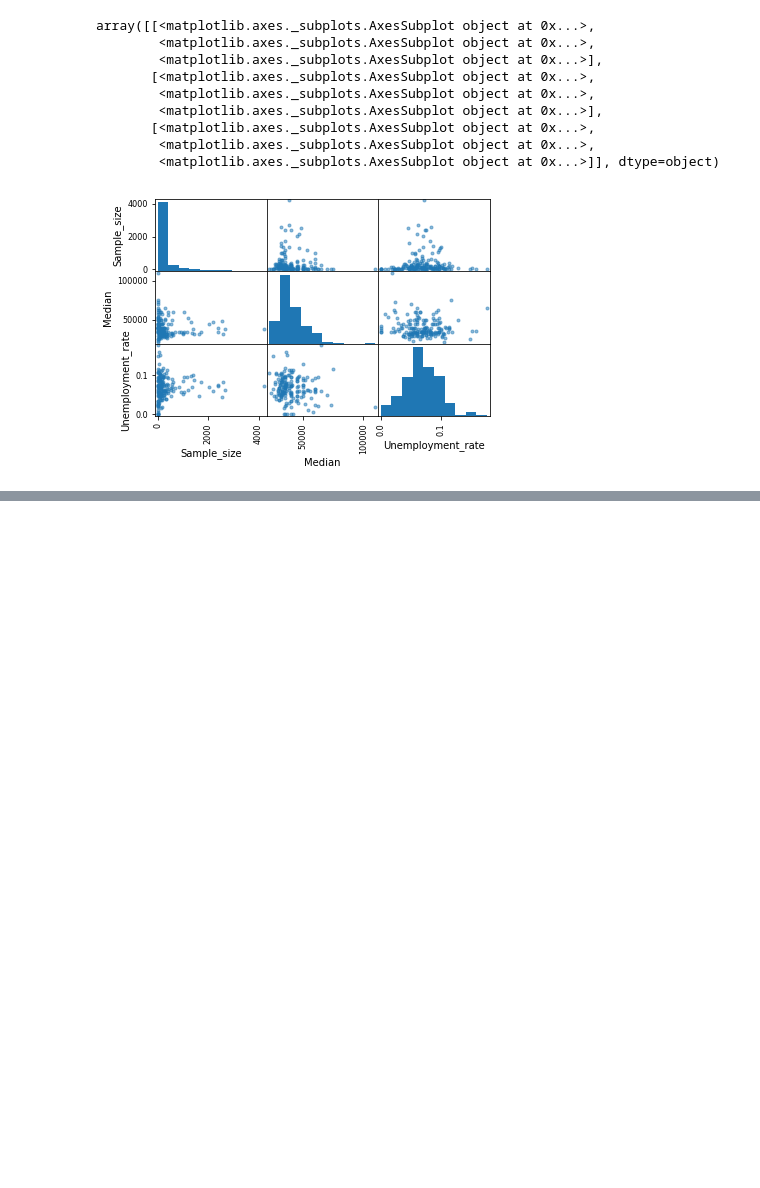
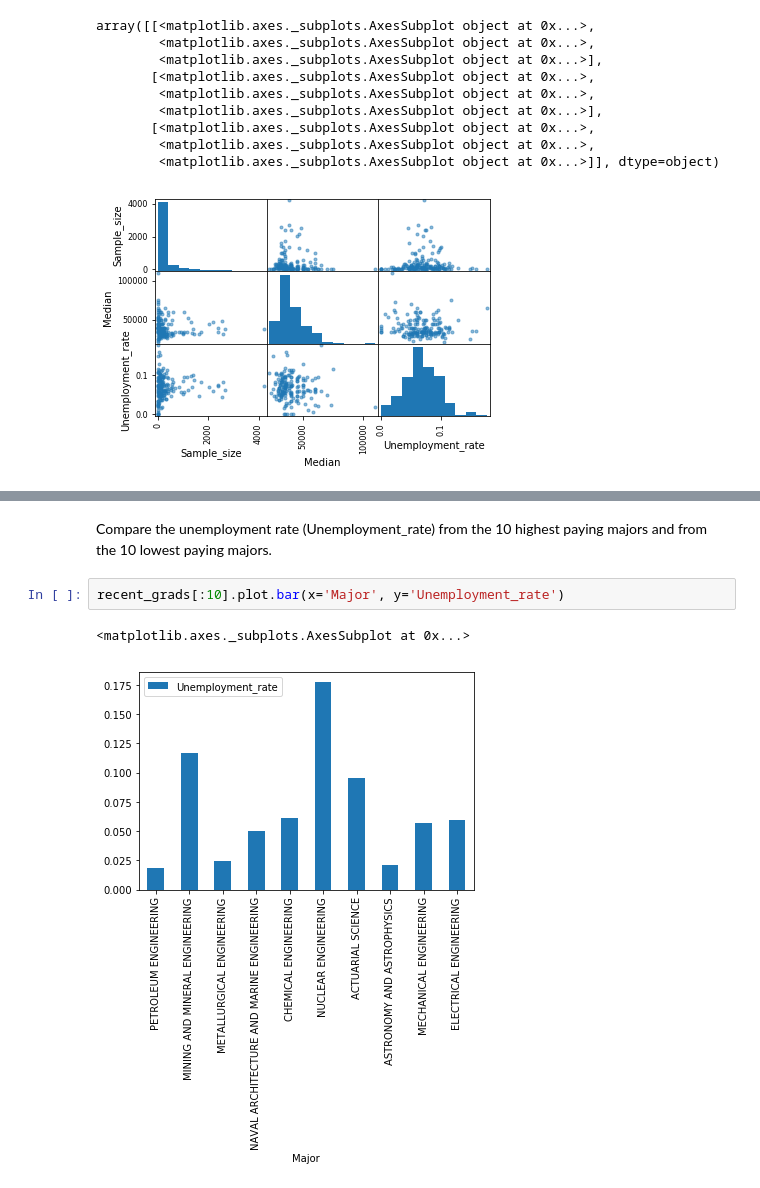
Before and after one commit to KiemNguyen/data-science, a Jupyter notebook: visualizing-earnings-based-on-college-majors/Visualizing Earnings Based On College Majors.ipynb, the cells around one changed output, grey strips where cells are left out. Cells and saved outputs as stored; diff of their text form; blank space fills up the shorter version.

```diff
--- a/visualizing-earnings-based-on-college-majors/Visualizing Earnings Based On College Majors.ipynb
+++ b/visualizing-earnings-based-on-college-majors/Visualizing Earnings Based On College Majors.ipynb
@@ -127,0 +144,7 @@ array([[<matplotlib.axes._subplots.AxesSubplot object at 0x...>,
+# %% [markdown]
+Compare the unemployment rate (Unemployment_rate) from the 10 highest paying majors and from the 10 lowest paying majors.
+# %%
+recent_grads[:10].plot.bar(x='Major', y='Unemployment_rate')
+# %% [output]
+<matplotlib.axes._subplots.AxesSubplot at 0x...>
+[figure, added]
```
Also changed, not shown: parts of 9 cells of this notebook.
